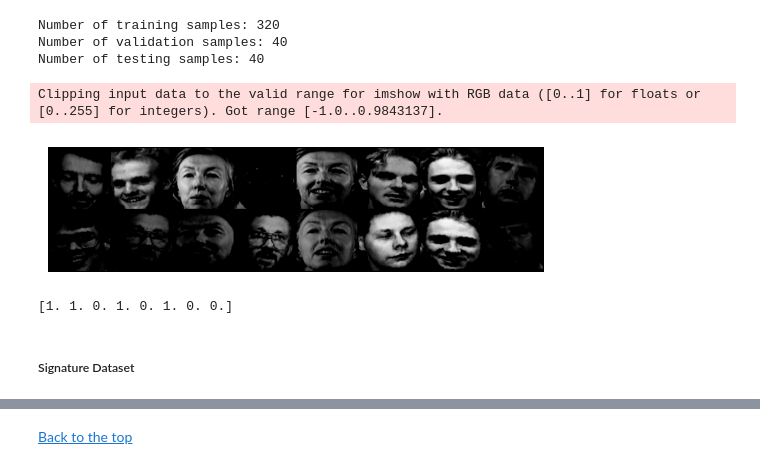
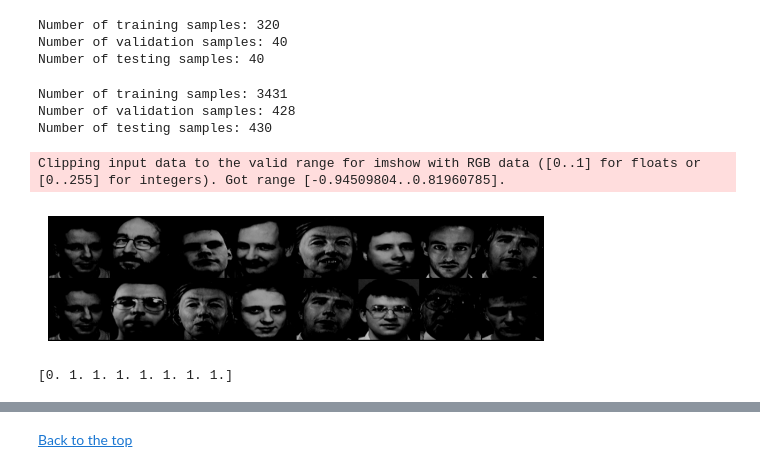
Before and after one commit to Schmiddi3110/DeepVisionProject, a Jupyter notebook: DeepVisionProject.ipynb, the cells around one changed output, grey strips where cells are left out. Cells and saved outputs as stored; diff of their text form; code cells hidden in the pictures.

Commit message:
forgery

```diff
--- a/DeepVisionProject.ipynb
+++ b/DeepVisionProject.ipynb
@@ -74,0 +99,35 @@ def show_plot(iteration,loss):
+# %%
+from sklearn.model_selection import train_test_split
+from PIL import Image, ImageOps, ImageFilter
+# Load the training dataset
+folder_dataset = datasets.ImageFolder(root="./data/faces/")
+
+forgery_train_csv = "./data/signature/train_data.csv"
+forgery_test_csv = "./data/signature/test_data.csv"
+forgery_image_dir = "./data/signature/full"
+
+
+
+# Define the transformations for train, validation, and test
+train_transform = transforms.Compose([
+    transforms.Resize((100, 100)),
+    transforms.ToTensor(),
+    transforms.Normalize(mean=[0.5], std=[0.5])
+])
+
+valid_test_transform = transforms.Compose([transforms.Resize((100,100)),
+                                     transforms.ToTensor(),
+                                     transforms.Normalize(mean=[0.5],std=[0.5])
+                                    ])
+
+forgery_train_df = pd.read_csv(forgery_train_csv)
+forgery_test_df = pd.read_csv(forgery_test_csv)
+train_df, valid_df = train_test_split(forgery_train_df, test_size=0.2,random_state = 42)
+
+forgery_train_dataset = ForgeryDataset(df=train_df, root_dir=forgery_image_dir, transform=train_transform)
+forgery_valid_dataset = ForgeryDataset(df=valid_df, root_dir=forgery_image_dir, transform=valid_test_transform)
+forgery_test_dataset = ForgeryDataset(df=forgery_test_df, root_dir=forgery_image_dir, transform=valid_test_transform)
+
+print(f"Number of training samples: {len(forgery_train_dataset)}")
+print(f"Number of validation samples: {len(forgery_valid_dataset)}")
+print(f"Number of testing samples: {len(forgery_test_dataset)}")
@@ -153,24 +218,44 @@ print(f"Number of testing samples: {len(face_test_dataset)}")
 Number of training samples: 320
 Number of validation samples: 40
 Number of testing samples: 40
+# %%
+# Define Dataset Folder
+signature_folder_dataset = datasets.ImageFolder(root="./data/signature/full")
+
+# Split the dataset into train, validation, and test sets
+train_size = int(0.8 * len(signature_folder_dataset))
+valid_size = int(0.1 * len(signature_folder_dataset))
+test_size = len(signature_folder_dataset) - train_size - valid_size
+signature_train_dataset, signature_valid_dataset, signature_test_dataset = torch.utils.data.random_split(signature_folder_dataset, [train_size, valid_size, test_size])
+
+# Apply the transformations
+signature_train_dataset = SiameseDataset(subset=signature_train_dataset, transform=train_transform)
+signature_valid_dataset = SiameseDataset(subset=signature_valid_dataset, transform=valid_test_transform)
+signature_test_dataset = SiameseDataset(subset=signature_test_dataset, transform=valid_test_transform)
+
+print(f"Number of training samples: {len(signature_train_dataset)}")
+print(f"Number of validation samples: {len(signature_valid_dataset)}")
+print(f"Number of testing samples: {len(signature_test_dataset)}")
+# %% [output]
+Number of training samples: 3431
+Number of validation samples: 428
+Number of testing samples: 430
 # %%
 # Create a dataloader just visualization
-vis_dataloader = DataLoader(face_train_dataset,
+vis_dataloader = DataLoader(face_test_dataset,
                         shuffle=True,
                         num_workers=2,
                         batch_size=8)
 
 # Extract one batch
 example_batch = next(iter(vis_dataloader))
 
 # If the label is 1, it means that it is not the same person, label is 0, same person in both images
 concatenated = torch.cat((example_batch[0], example_batch[1]),0)
 
 imshow(torchvision.utils.make_grid(concatenated))
 print(example_batch[2].numpy().reshape(-1))
 # %% [output]
-Clipping input data to the valid range for imshow with RGB data ([0..1] for floats or [0..255] for integers). Got range [-1.0..0.9843137].
+Clipping input data to the valid range for imshow with RGB data ([0..1] for floats or [0..255] for integers). Got range [-0.94509804..0.81960785].
-[figure, old version]
+[figure, new version]
-[1. 1. 0. 1. 0. 1. 0. 0.]
+[0. 1. 1. 1. 1. 1. 1. 1.]
-# %% [markdown]
-##### Signature Dataset<a class="anchor" id="1b">
```
Also changed, not shown: parts of 14 cells of this notebook, 1 other file.
